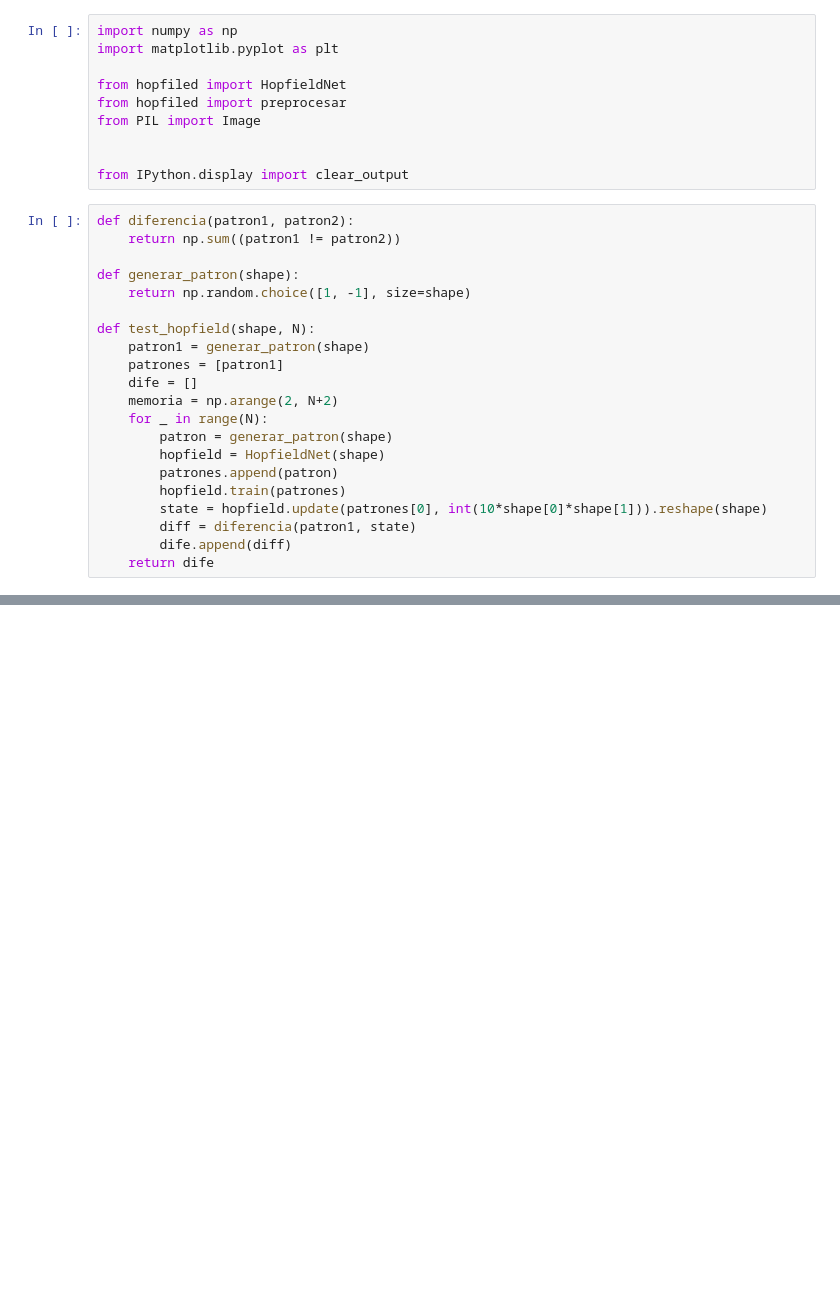
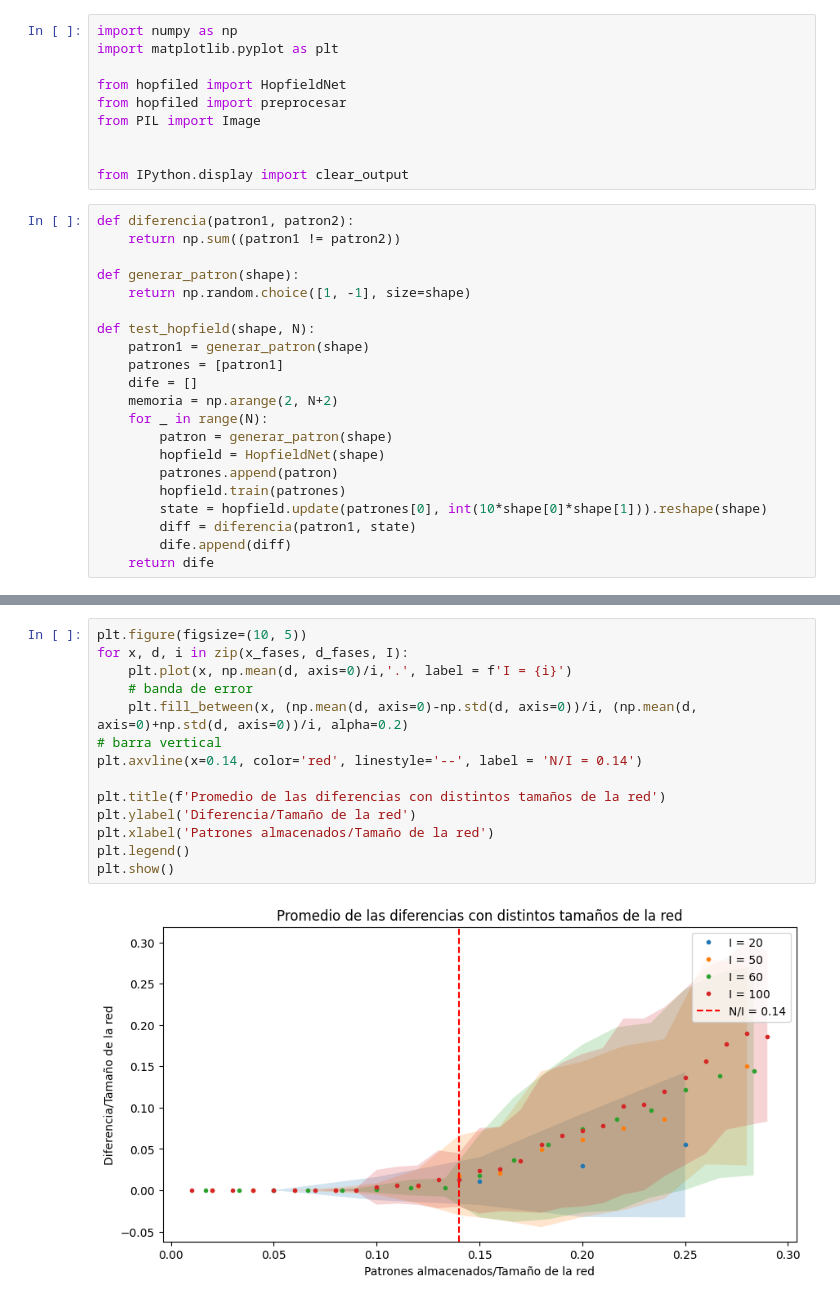
Before and after one commit to FullFran/Optimization-Algorithms, a Jupyter notebook: 4 Clasificación de eventos y detección de fallos/capacidad_red.ipynb, the cells around one changed output, grey strips where cells are left out. Drawn from its saved outputs; the diff is of its cells as text; blank space fills up the shorter version.

```diff
--- a/4 Clasificación de eventos y detección de fallos/capacidad_red.ipynb
+++ b/4 Clasificación de eventos y detección de fallos/capacidad_red.ipynb
@@ -97,0 +106,16 @@ for i in I:
+# %%
+plt.figure(figsize=(10, 5))
+for x, d, i in zip(x_fases, d_fases, I):
+    plt.plot(x, np.mean(d, axis=0)/i,'.', label = f'I = {i}')
+    # banda de error
+    plt.fill_between(x, (np.mean(d, axis=0)-np.std(d, axis=0))/i, (np.mean(d, axis=0)+np.std(d, axis=0))/i, alpha=0.2)
+# barra vertical
+plt.axvline(x=0.14, color='red', linestyle='--', label = 'N/I = 0.14')
+
+plt.title(f'Promedio de las diferencias con distintos tamaños de la red')
+plt.ylabel('Diferencia/Tamaño de la red')
+plt.xlabel('Patrones almacenados/Tamaño de la red')
+plt.legend()
+plt.show()
+# %% [output]
+[figure, added]
```
Also changed, not shown: parts of 8 cells of this notebook, 1 other file.
